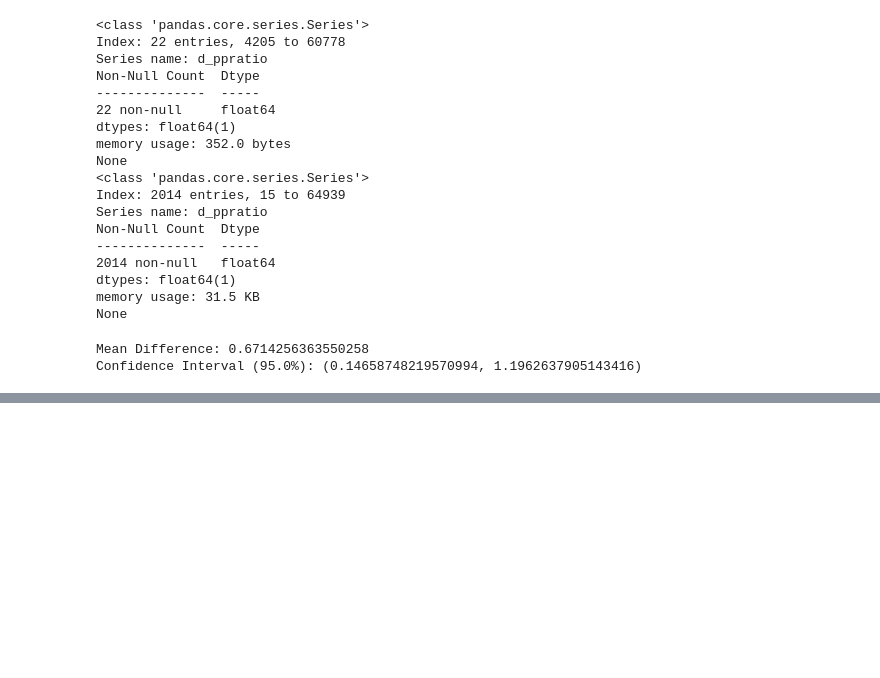
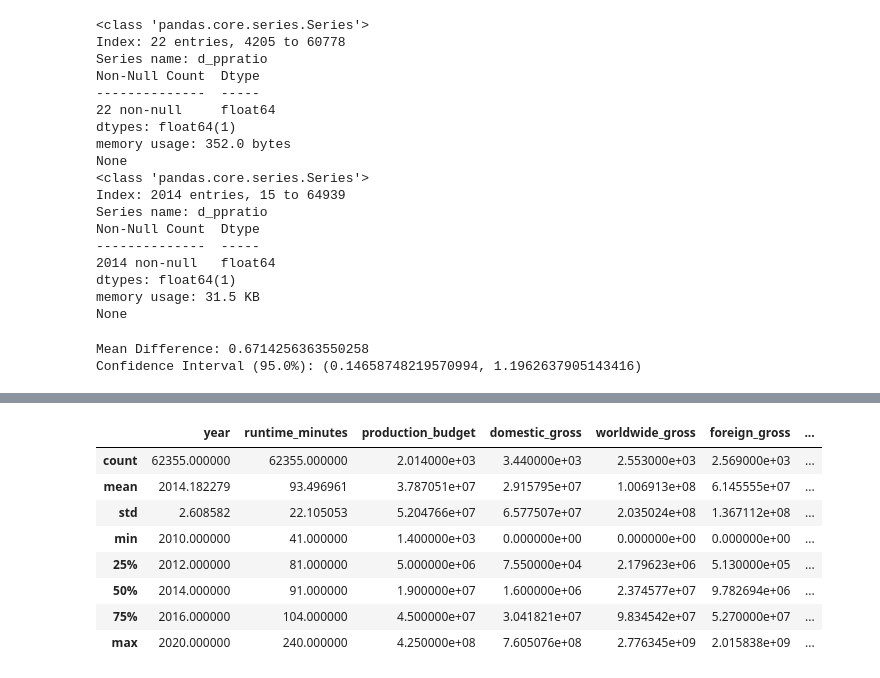
Before and after one commit to emmascotson/Movie-Data-Analysis, a Jupyter notebook: notebooks/exploratory.ipynb, the cells around one changed output, grey strips where cells are left out. Saved outputs shown, nothing was run; the diff lists cells and outputs as text; code cells hidden in the pictures; blank space fills up the shorter version.

```diff
--- a/notebooks/exploratory.ipynb
+++ b/notebooks/exploratory.ipynb
@@ -2730,0 +2977,12 @@ The findings of this test suggest that there is a **95% chance the mean of featu
+# %%
+narr_ffilms.describe()
+# %% [output]
+|  | year | runtime_minutes | production_budget | domestic_gross | worldwide_gross | foreign_gross | ... |
+| count | 62355.000000 | 62355.000000 | 2.014000e+03 | 3.440000e+03 | 2.553000e+03 | 2.569000e+03 | ... |
+| mean | 2014.182279 | 93.496961 | 3.787051e+07 | 2.915795e+07 | 1.006913e+08 | 6.145555e+07 | ... |
+| std | 2.608582 | 22.105053 | 5.204766e+07 | 6.577507e+07 | 2.035024e+08 | 1.367112e+08 | ... |
+| min | 2010.000000 | 41.000000 | 1.400000e+03 | 0.000000e+00 | 0.000000e+00 | 0.000000e+00 | ... |
+| 25% | 2012.000000 | 81.000000 | 5.000000e+06 | 7.550000e+04 | 2.179623e+06 | 5.130000e+05 | ... |
+| 50% | 2014.000000 | 91.000000 | 1.900000e+07 | 1.600000e+06 | 2.374577e+07 | 9.782694e+06 | ... |
+| 75% | 2016.000000 | 104.000000 | 4.500000e+07 | 3.041821e+07 | 9.834542e+07 | 5.270000e+07 | ... |
+| max | 2020.000000 | 240.000000 | 4.250000e+08 | 7.605076e+08 | 2.776345e+09 | 2.015838e+09 | ... |
```
Also changed, not shown: parts of 50 cells of this notebook.
